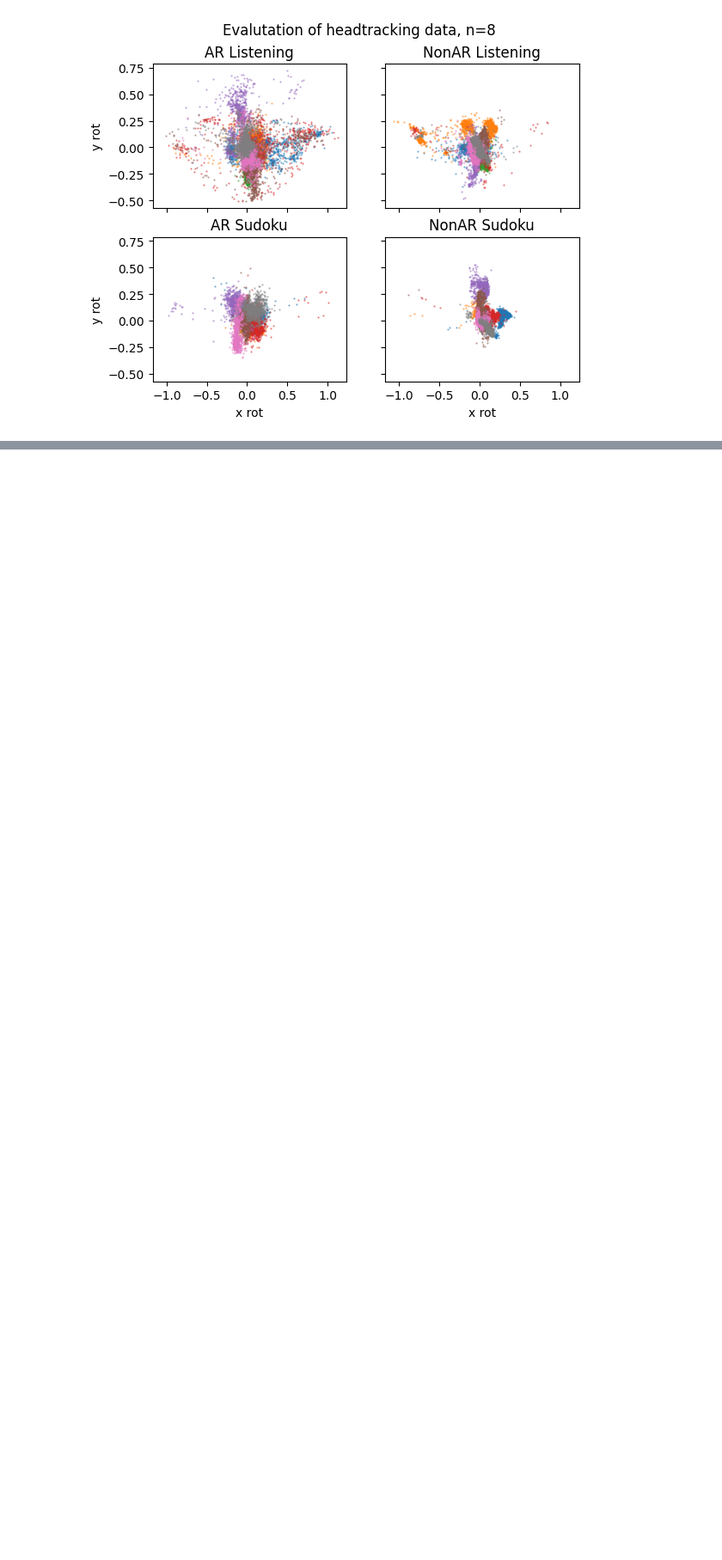
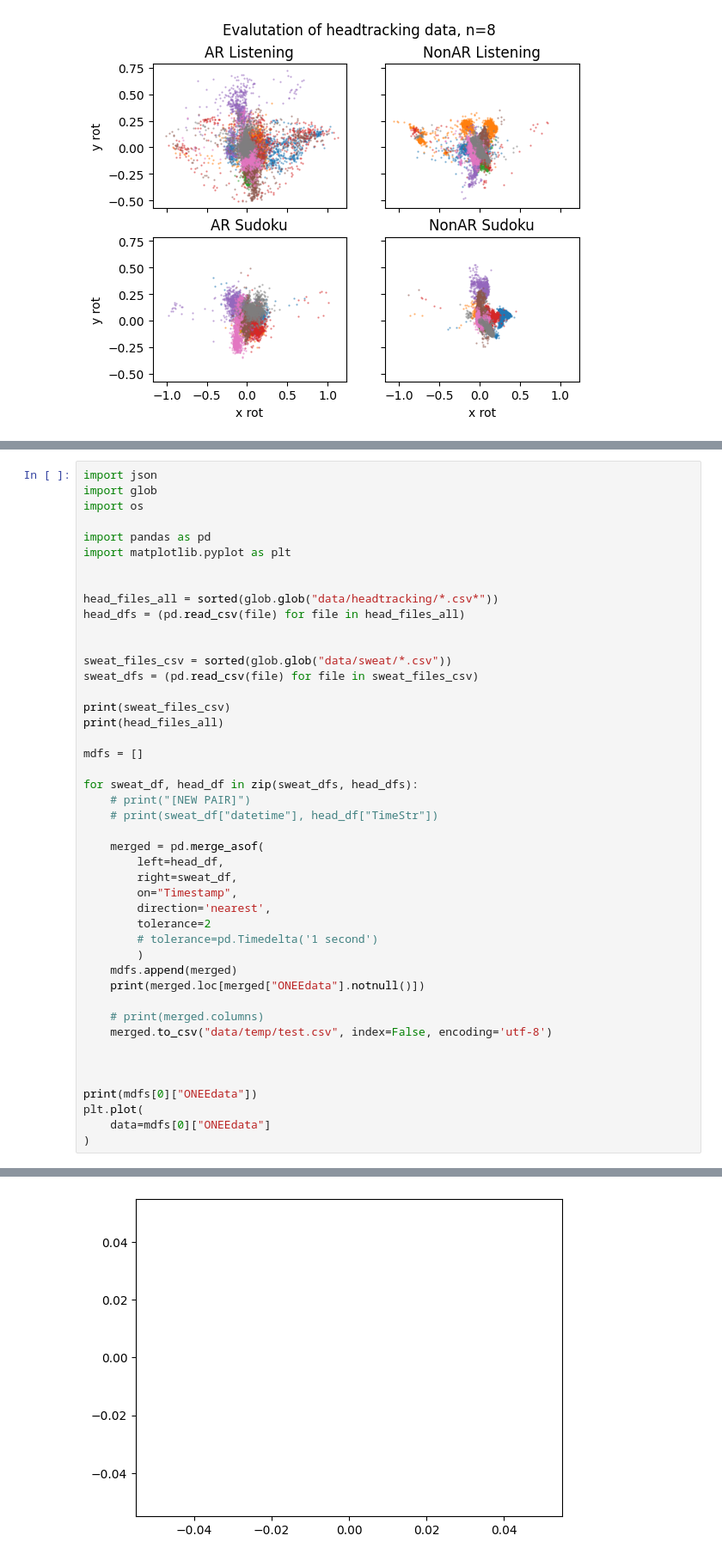
Before and after one commit to BrunoBerger/Zen-Office, a Jupyter notebook: Auswertung/plots.ipynb, the cells around one changed output, grey strips where cells are left out. Shown: that part at 86% size. Cells and saved outputs as stored; diff of their text form; blank space fills up the shorter version.

Commit message:
tried syncing head and sweat data

```diff
--- a/Auswertung/plots.ipynb
+++ b/Auswertung/plots.ipynb
@@ -183,0 +215,46 @@ plt.show()
+# %%
+import json
+import glob
+import os
+
+import pandas as pd
+import matplotlib.pyplot as plt
+
+
+head_files_all = sorted(glob.glob("data/headtracking/*.csv*"))
+head_dfs = (pd.read_csv(file) for file in head_files_all)
+
+
+sweat_files_csv = sorted(glob.glob("data/sweat/*.csv"))
+sweat_dfs = (pd.read_csv(file) for file in sweat_files_csv)
+
+print(sweat_files_csv)
+print(head_files_all)
+
+mdfs = []
+
+for sweat_df, head_df in zip(sweat_dfs, head_dfs):
+    # print("[NEW PAIR]")
+    # print(sweat_df["datetime"], head_df["TimeStr"])
+
+    merged = pd.merge_asof(
+        left=head_df,
+        right=sweat_df,
+        on="Timestamp",
+        direction='nearest',
+        tolerance=2
+        # tolerance=pd.Timedelta('1 second')
+        )
+    mdfs.append(merged)
+    print(merged.loc[merged["ONEEdata"].notnull()])
+
+    # print(merged.columns)
+    merged.to_csv("data/temp/test.csv", index=False, encoding='utf-8')
+
+
+
+print(mdfs[0]["ONEEdata"])
+plt.plot(
+    data=mdfs[0]["ONEEdata"]
+)
+# %% [output]
@@ -183,0 +279 @@ plt.show()
+[figure, added]
```
Also changed, not shown: parts of 3 cells of this notebook, 2 other files.
